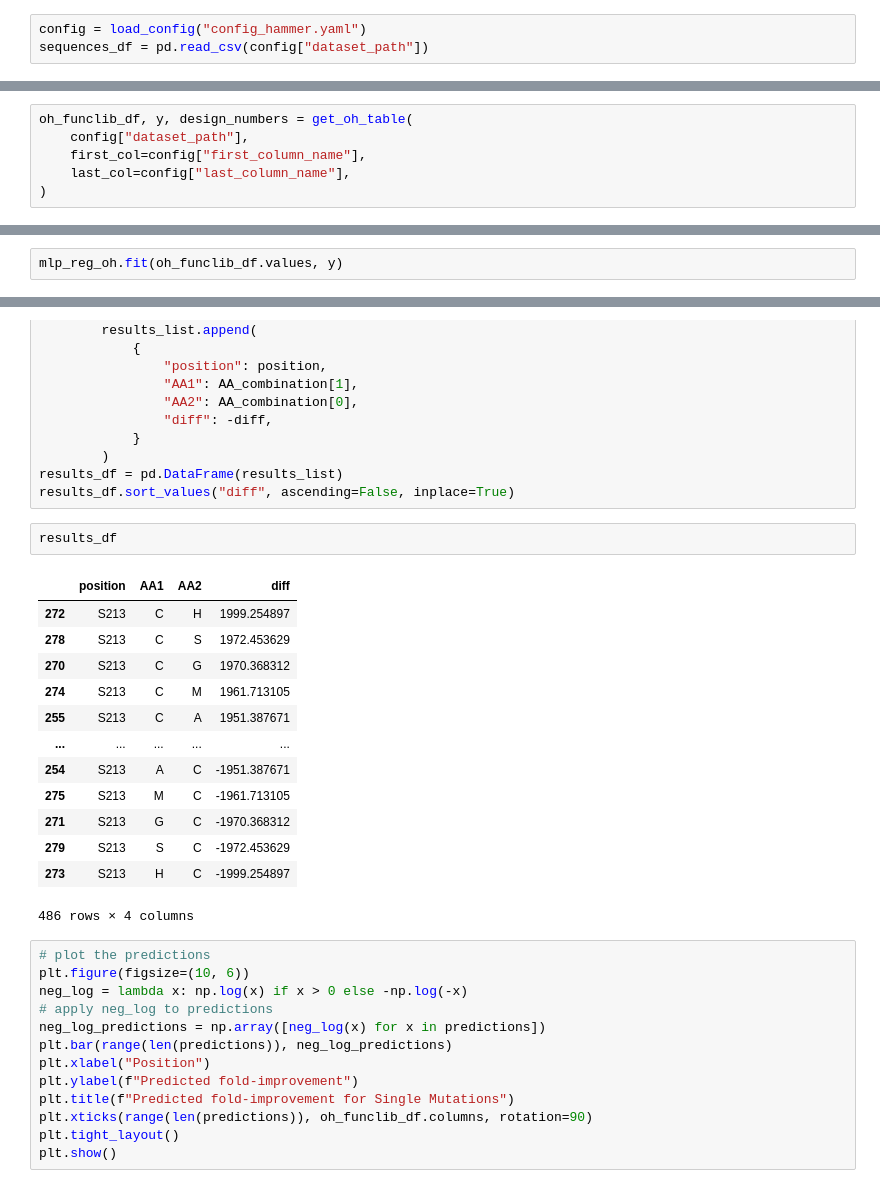
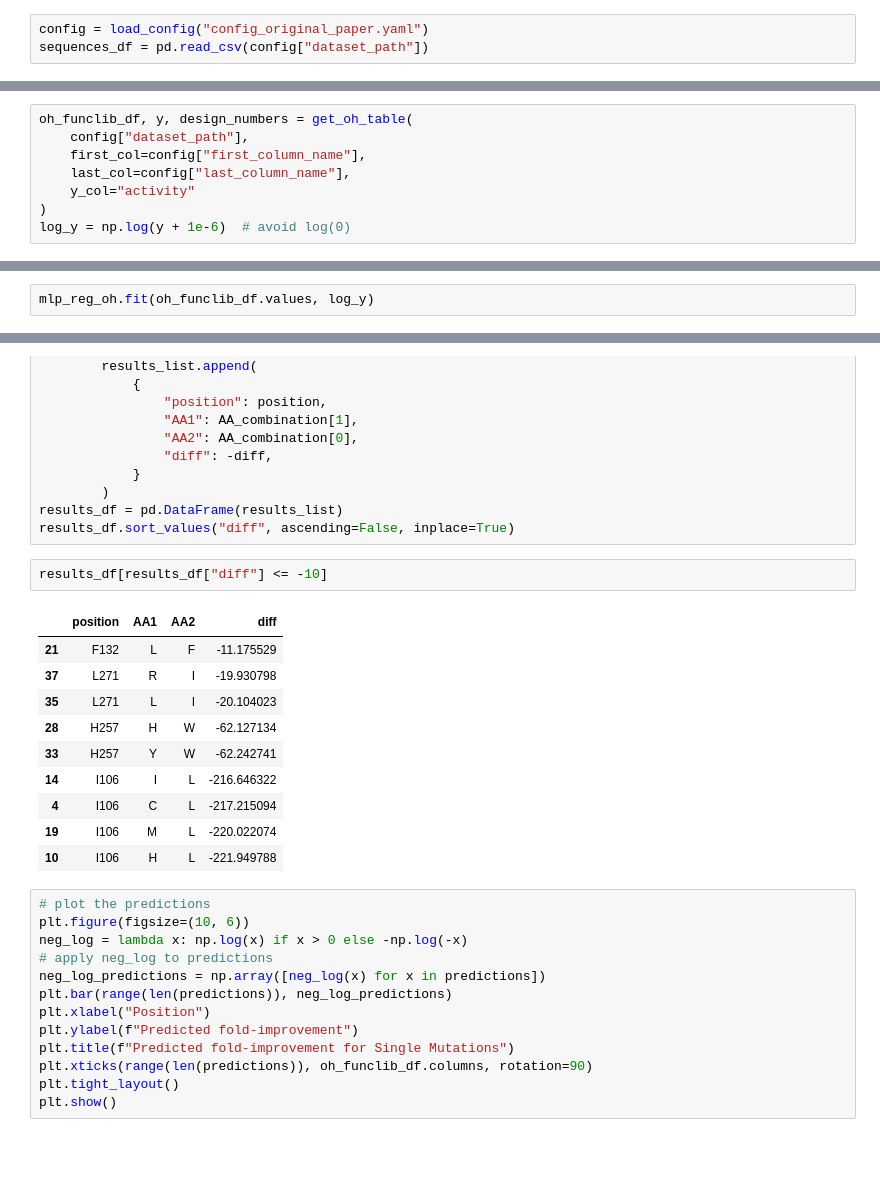
Before and after one commit to omriporat/adaptive_learning, a Jupyter notebook: code/notebooks/epinnet.ipynb, the cells around one changed output, grey strips where cells are left out. Saved outputs shown, nothing was run; the diff lists cells and outputs as text; blank space fills up the shorter version.

```diff
--- a/code/notebooks/epinnet.ipynb
+++ b/code/notebooks/epinnet.ipynb
@@ -13,7 +13,7 @@ import pandas as pd
 # %%
 from config import load_config
 # %%
-config = load_config("config_hammer.yaml")
+config = load_config("config_original_paper.yaml")
 sequences_df = pd.read_csv(config["dataset_path"])
 # %% [output]
 Loaded configuration:
@@ -40,4 +40,6 @@ oh_funclib_df, y, design_numbers = get_oh_table(
     config["dataset_path"],
     first_col=config["first_column_name"],
     last_col=config["last_column_name"],
+    y_col="activity"
 )
+log_y = np.log(y + 1e-6)  # avoid log(0)
@@ -54,7 +77,7 @@ mlp_reg_oh = MLPRegressor(
             max_iter=20000,
     )
 # %%
-mlp_reg_oh.fit(oh_funclib_df.values, y)
+mlp_reg_oh.fit(oh_funclib_df.values, log_y)
 # %% [output]
 MLPRegressor(hidden_layer_sizes=128, learning_rate='invscaling', max_iter=20000,
              random_state=42, solver='lbfgs', verbose=True)
@@ -117,21 +144,18 @@ for position in results["position"].unique():
 results_df = pd.DataFrame(results_list)
 results_df.sort_values("diff", ascending=False, inplace=True)
 # %%
-results_df
+results_df[results_df["diff"] <= -10]
 # %% [output]
 |  | position | AA1 | AA2 | diff |
-| 272 | S213 | C | H | 1999.254897 |
-| 278 | S213 | C | S | 1972.453629 |
-| 270 | S213 | C | G | 1970.368312 |
-| 274 | S213 | C | M | 1961.713105 |
-| 255 | S213 | C | A | 1951.387671 |
-| ... | ... | ... | ... | ... |
-| 254 | S213 | A | C | -1951.387671 |
-| 275 | S213 | M | C | -1961.713105 |
-| 271 | S213 | G | C | -1970.368312 |
-| 279 | S213 | S | C | -1972.453629 |
-| 273 | S213 | H | C | -1999.254897 |
+| 21 | F132 | L | F | -11.175529 |
+| 37 | L271 | R | I | -19.930798 |
+| 35 | L271 | L | I | -20.104023 |
+| 28 | H257 | H | W | -62.127134 |
+| 33 | H257 | Y | W | -62.242741 |
+| 14 | I106 | I | L | -216.646322 |
+| 4 | I106 | C | L | -217.215094 |
+| 19 | I106 | M | L | -220.022074 |
+| 10 | I106 | H | L | -221.949788 |
-486 rows × 4 columns
 # %%
 # plot the predictions
 plt.figure(figsize=(10, 6))
```
Also changed, not shown: parts of 9 cells of this notebook, 23 other files.
